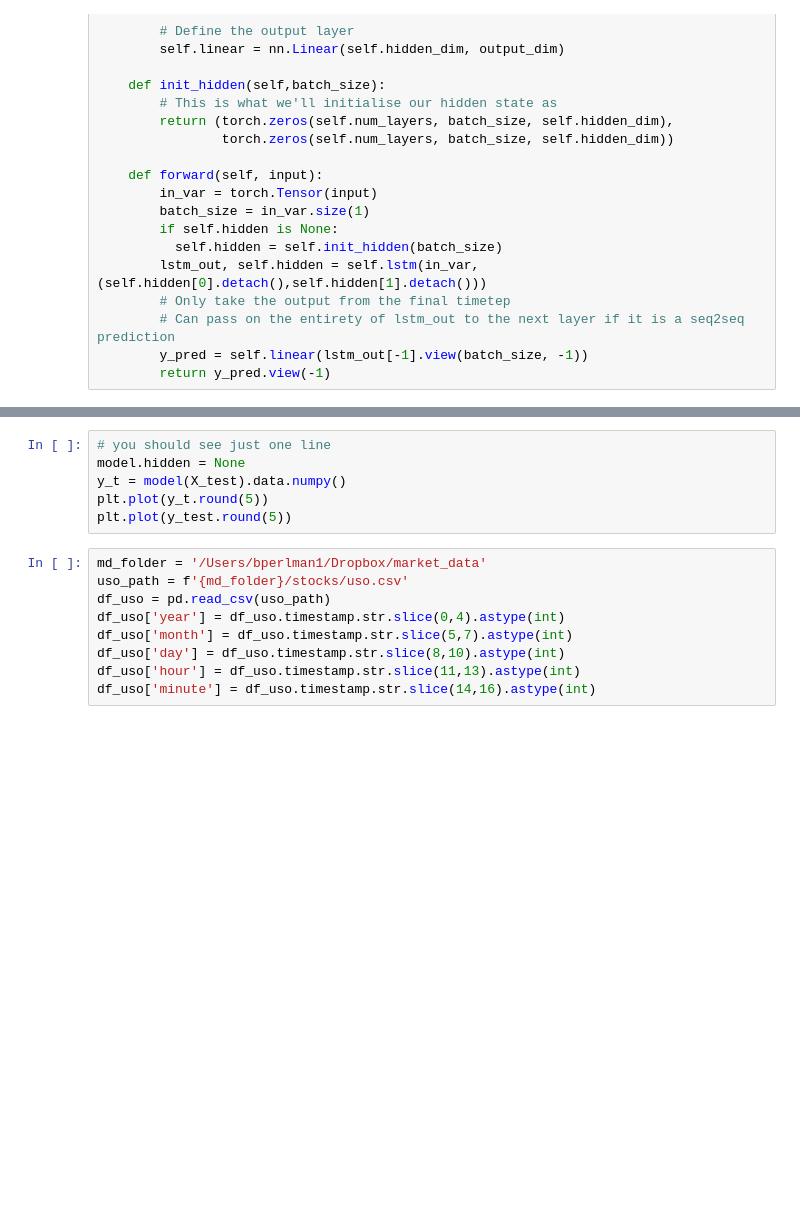
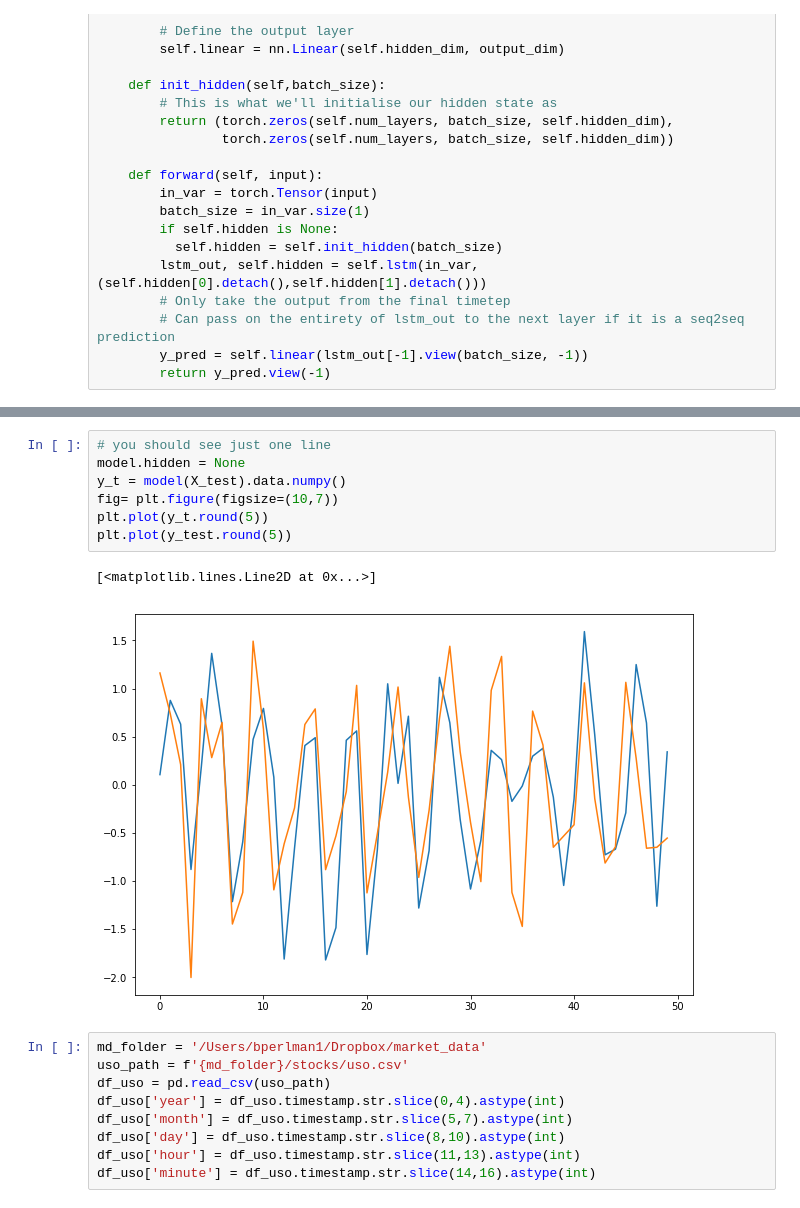
Before and after one commit to bgithub1/lstm_models, a Jupyter notebook: lstm_example.ipynb, the cells around one changed output, grey strips where cells are left out. Saved outputs shown, nothing was run; the diff lists cells and outputs as text; blank space fills up the shorter version.

```diff
--- a/lstm_example.ipynb
+++ b/lstm_example.ipynb
@@ -122,9 +156,13 @@ for t in range(num_epochs):
 # %%
 # you should see just one line
 model.hidden = None
 y_t = model(X_test).data.numpy()
+fig= plt.figure(figsize=(10,7))
 plt.plot(y_t.round(5))
 plt.plot(y_test.round(5))
+# %% [output]
+[<matplotlib.lines.Line2D at 0x...>]
+[figure, added]
 # %%
 md_folder = '/Users/bperlman1/Dropbox/market_data'
 uso_path = f'{md_folder}/stocks/uso.csv'
```
Also changed, not shown: parts of 15 cells of this notebook, 1 other file.
